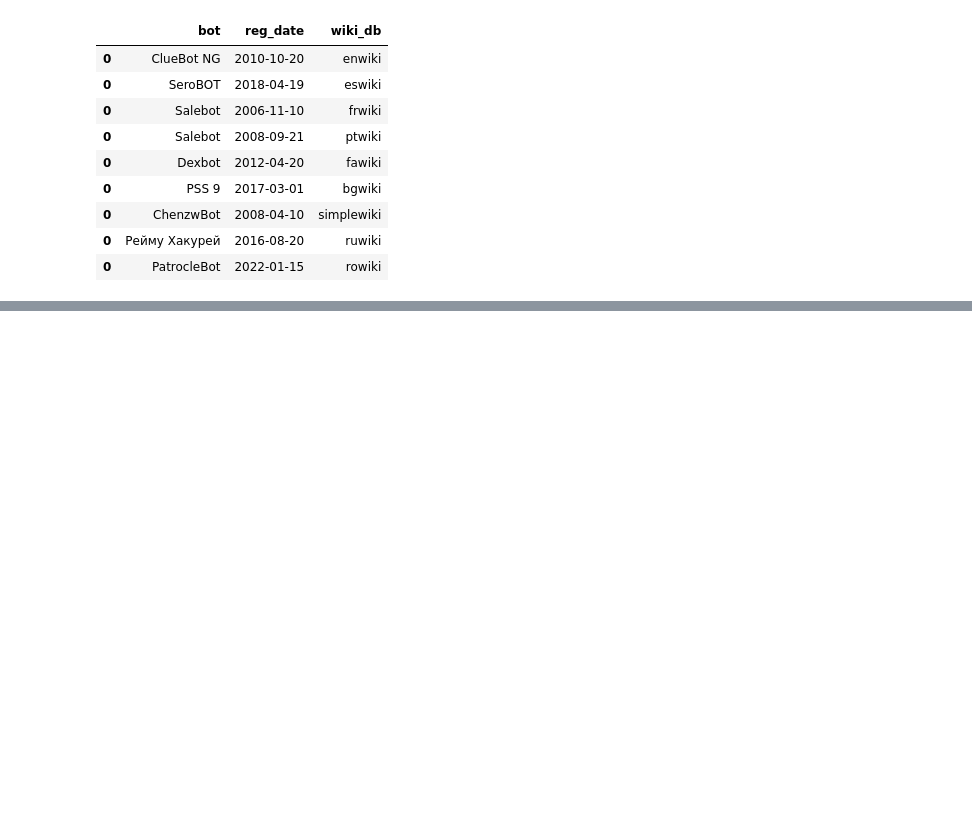
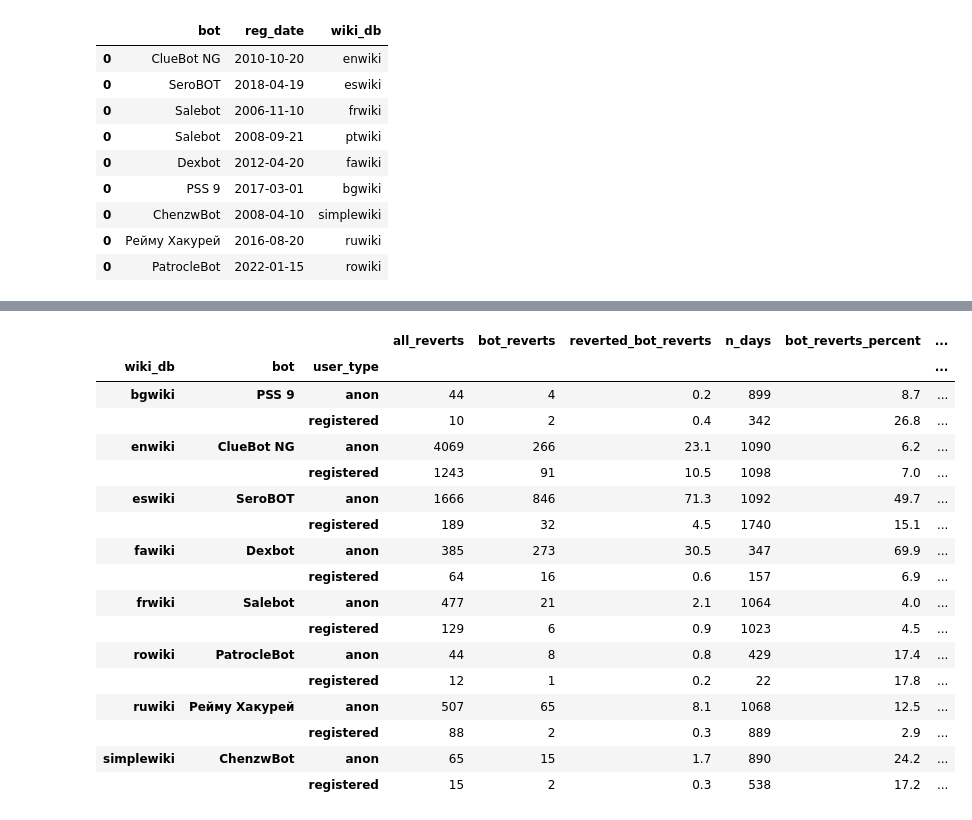
Before and after one commit to wikimedia-research/mod-tools-FY24, a Jupyter notebook: [T341857] anti_vandal_bots_reverts/bot_reverts_analysis.ipynb, the cells around one changed output, grey strips where cells are left out. Drawn from its saved outputs; the diff is of its cells as text; code cells hidden in the pictures; blank space fills up the shorter version.

Commit message:
reverted bot reverts

```diff
--- a/[T341857] anti_vandal_bots_reverts/bot_reverts_analysis.ipynb
+++ b/[T341857] anti_vandal_bots_reverts/bot_reverts_analysis.ipynb
@@ -259 +371,30 @@ bot_revert_counts = (bot_revert_counts
+# %%
+def aggregate_bot_reverts(group_by: list):
+    return (
+        bot_reverts
+        .drop(bot_reverts
+              .query("""(user_type == 'registered') & (edit_bucket== 'n/a')""")
+              .index)
+        .query("""bot_reverts != 0""")
+        .groupby(group_by)
+        .agg({
+            'all_reverts': np.mean,
+            'bot_reverts': np.mean,
+            'reverted_bot_reverts': np.mean,
+            'day': 'count',
+            'bot_reverts_percent': np.mean,
+            'reverted_bot_reverts_percent':np.mean})
+        .reset_index()
+        .round({
+            "all_reverts": 0,
+            "bot_reverts": 0,
+            "reverted_bot_reverts": 1,
+            "bot_reverts_percent": 1,
+            "reverted_bot_reverts_percent": 1
+        })
+        .astype({'all_reverts': int, 'bot_reverts': int})
+        .set_index(group_by)
+        .sort_index()
+        .rename({'day': 'n_days'}, axis=1)
+    )
 # %%
@@ -305,0 +404,23 @@ percent_bot_reverts.fillna(0).to_csv('data_outputs/anti_vandal_bot_revert_percen
+# %%
+# grouped by wiki_db, bot, and user_type
+
+aggregate_bot_reverts(['wiki_db', 'bot', 'user_type'])
+# %% [output]
+|  |  |  | all_reverts | bot_reverts | reverted_bot_reverts | n_days | bot_reverts_percent | ... |
+| wiki_db | bot | user_type |  |  |  |  |  | ... |
+| bgwiki | PSS 9 | anon | 44 | 4 | 0.2 | 899 | 8.7 | ... |
+|  |  | registered | 10 | 2 | 0.4 | 342 | 26.8 | ... |
+| enwiki | ClueBot NG | anon | 4069 | 266 | 23.1 | 1090 | 6.2 | ... |
+|  |  | registered | 1243 | 91 | 10.5 | 1098 | 7.0 | ... |
+| eswiki | SeroBOT | anon | 1666 | 846 | 71.3 | 1092 | 49.7 | ... |
+|  |  | registered | 189 | 32 | 4.5 | 1740 | 15.1 | ... |
+| fawiki | Dexbot | anon | 385 | 273 | 30.5 | 347 | 69.9 | ... |
+|  |  | registered | 64 | 16 | 0.6 | 157 | 6.9 | ... |
+| frwiki | Salebot | anon | 477 | 21 | 2.1 | 1064 | 4.0 | ... |
+|  |  | registered | 129 | 6 | 0.9 | 1023 | 4.5 | ... |
+| rowiki | PatrocleBot | anon | 44 | 8 | 0.8 | 429 | 17.4 | ... |
+|  |  | registered | 12 | 1 | 0.2 | 22 | 17.8 | ... |
+| ruwiki | Рейму Хакурей | anon | 507 | 65 | 8.1 | 1068 | 12.5 | ... |
+|  |  | registered | 88 | 2 | 0.3 | 889 | 2.9 | ... |
+| simplewiki | ChenzwBot | anon | 65 | 15 | 1.7 | 890 | 24.2 | ... |
+|  |  | registered | 15 | 2 | 0.3 | 538 | 17.2 | ... |
```
Also changed, not shown: parts of 27 cells of this notebook, 4 other files.
